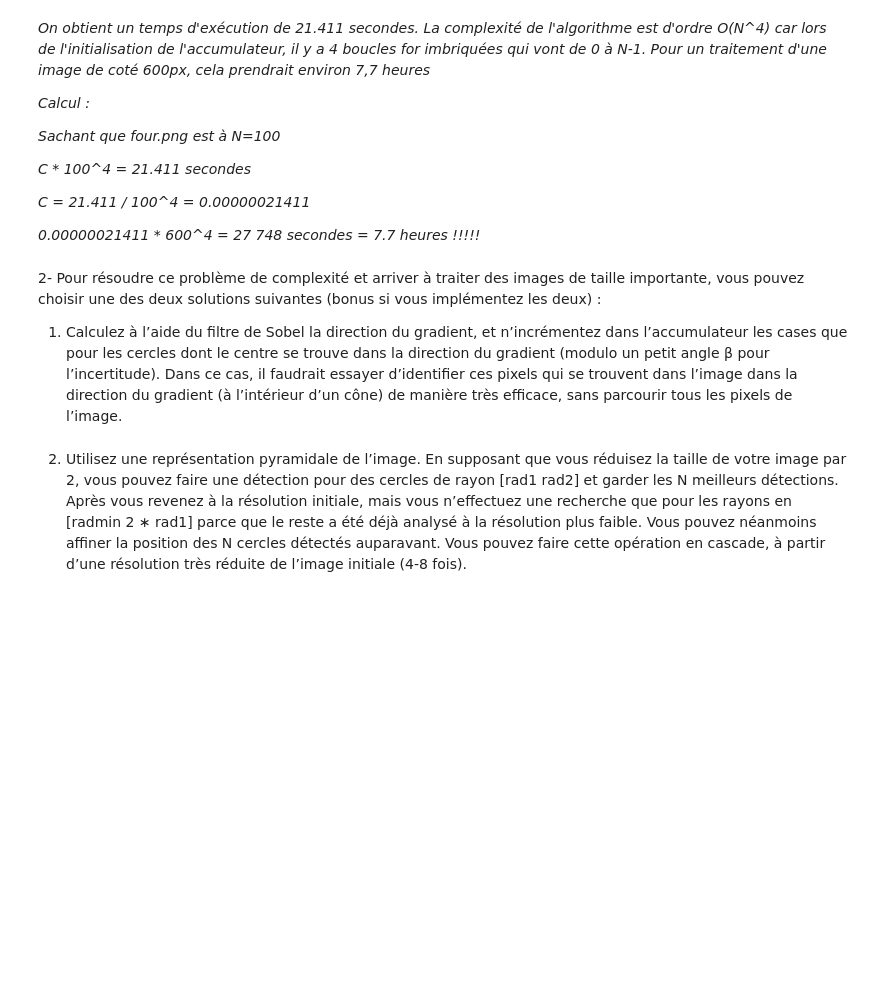
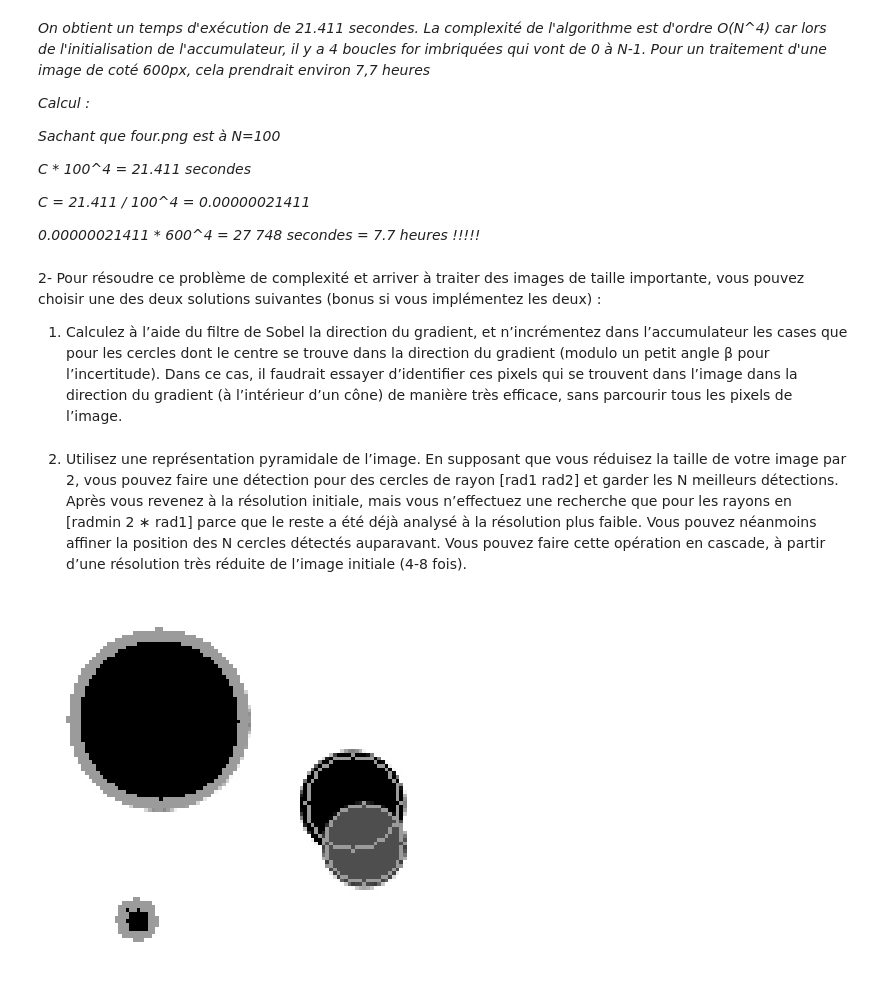
Before and after one commit to MarreTeint/TITP2, a Jupyter notebook: tp2.ipynb, the cells around one changed output. Cells and saved outputs as stored; diff of their text form; code cells hidden in the pictures; blank space fills up the shorter version.

```diff
--- a/tp2.ipynb
+++ b/tp2.ipynb
@@ -274,7 +165,8 @@ def detectionCercle2(img, seuilContours, senssibiliteCercle, color, thickness=1)
 # %% [markdown]
 2. Utilisez une représentation pyramidale de l’image. En supposant que vous réduisez la taille de votre image par 2, vous pouvez faire une détection pour des cercles de rayon [rad1 rad2] et garder les N meilleurs détections. Après vous revenez à la résolution initiale, mais vous n’effectuez une recherche que pour les rayons en [radmin 2 ∗ rad1] parce que le reste a été déjà analysé à la résolution plus faible. Vous pouvez néanmoins affiner la position des N cercles détectés auparavant. Vous pouvez faire cette opération en cascade, à partir d’une résolution très réduite de l’image initiale (4-8 fois).
 # %%
-def detectionCercle2(img, seuilContours, senssibiliteCercle, color, thickness=1):
+#  non implémenté
+def detectionCerclePyramide(img, seuilContours, sensibiliteCercle, color, thickness=1, toGauss=False, nbPyramide=4):
 
     image = cv2.imread(img, cv2.IMREAD_GRAYSCALE)
     if color:
@@ -285,104 +177,54 @@ def detectionCercle2(img, seuilContours, senssibiliteCercle, color, thickness=1)
         printImage = image
         printColor = cv2.COLOR_GRAY2RGB
         circleColor = (155, 0, 255)
-
     x, y = image.shape
 
     # Add gaussian blur
-    gauss = cv2.GaussianBlur(image, (5, 5), 0)
+    if toGauss:
+        gauss = cv2.GaussianBlur(image, (5, 5), 0)
+    else:
+        gauss = image
 
     # Sobel filter
-    sobelx = cv2.Sobel(image, cv2.CV_64F, 1, 0, ksize=5)
-    sobely = cv2.Sobel(image, cv2.CV_64F, 0, 1, ksize=5)
-
-    # Calculate magnitude
-    mag, angle = cv2.cartToPolar(sobelx, sobely, angleInDegrees=True)
-
-    angle_threshold = 20  # Adjust as needed
-    angle_mask = np.where(np.abs(angle) <= angle_threshold, 1, 0)
-    # Definig contours
-    contours = np.zeros((x, y))
-    for i in range(x):
-        for j in range(y):
-            if mag[i][j] >= seuilContours:
-                contours[i][j] = 1
-    # Accumulator
-    acc = np.zeros((x, y, int(np.sqrt(x**2 + y**2))))
-
-    for i in range(x):
-        for j in range(y):
-            if contours[i][j] == 1:
-                for r in range(x):
-                    for c in range(y):
-                        if r != i and c != j:
-                            d = np.sqrt((r-i)**2 + (c-j)**2)
-                            acc[r][c][int(d)] += 1/(2*np.pi*int(d))
-
-    angle = np.arctan2(sobely, sobelx)*180/np.pi
-    angle_treshould = 20
-    angle_mask = np.where(np.abs(angle) <= angle_treshould, 1, 0))
-    acc_filtered = acc * angle_mask[:, :, np.newaxis]
-    # Draw circles
-    for i in range(x):
-        for j in range(y):
-            for r in range(int(np.sqrt(x**2 + y**2))):
-                if acc[i][j][r] >= senssibiliteCercle:
-                    voisins26 = acc[i-1:i+1, j-1:j+1, r-1:r+1].flatten()
-                    if acc[i][j][r] == max(voisins26):
-                        printImage = cv2.circle(printImage, (j, i), r, circleColor, thickness)
-    plt.axis("off")
-    plt.imshow(cv2.cvtColor(printImage, printColor))
-
-    plt.show()def detectionCercle(img, seuilContours, senssibiliteCercle, color, thickness=1):
-
-    image = cv2.imread(img, cv2.IMREAD_GRAYSCALE)
-    if color:
-        printImage = cv2.imread(img, cv2.COLOR_BGR2RGB)
-        printColor = cv2.COLOR_BGR2RGB
-        circleColor = (0, 0, 255)
-    else:
-        printImage = image
-        printColor = cv2.COLOR_GRAY2RGB
-        circleColor = (155, 0, 255)
-
-    x, y = image.shape
-
-    # Add gaussian blur
-    gauss = cv2.GaussianBlur(image, (5, 5), 0)
-
-    # Sobel filter
-    sobelx = cv2.Sobel(image, cv2.CV_64F, 1, 0, ksize=5)
-    sobely = cv2.Sobel(image, cv2.CV_64F, 0, 1, ksize=5)
+    sobelx = cv2.Sobel(gauss, cv2.CV_64F, 1, 0, ksize=5)
+    sobely = cv2.Sobel(gauss, cv2.CV_64F, 0, 1, ksize=5)
 
     # Calculate magnitude
     mag, angle = cv2.cartToPolar(sobelx, sobely, angleInDegrees=True)
 
     # Definig contours
     contours = np.zeros((x, y))
     for i in range(x):
         for j in range(y):
             if mag[i][j] >= seuilContours:
                 contours[i][j] = 1
+
     # Accumulator
     acc = np.zeros((x, y, int(np.sqrt(x**2 + y**2))))
 
     for i in range(x):
         for j in range(y):
             if contours[i][j] == 1:
                 for r in range(x):
                     for c in range(y):
                         if r != i and c != j:
                             d = np.sqrt((r-i)**2 + (c-j)**2)
                             acc[r][c][int(d)] += 1/(2*np.pi*int(d))
     # Draw circles
     for i in range(x):
         for j in range(y):
             for r in range(int(np.sqrt(x**2 + y**2))):
-                if acc[i][j][r] >= senssibiliteCercle:
-                    voisins26 = acc[i-1:i+1, j-1:j+1, r-1:r+1].flatten()
-                    if acc[i][j][r] == max(voisins26):
-                        printImage = cv2.circle(printImage, (j, i), r, circleColor, thickness)
+                if acc[i][j][r] >= sensibiliteCercle:
+                    if r >= 5:
+                        voisins26 = acc[i-1:i+1, j-1:j+1, r-1:r+1].flatten()
+                        if acc[i][j][r] == max(voisins26):
+                            printImage = cv2.circle(printImage, (j, i), r, circleColor, thickness)
     plt.axis("off")
     plt.imshow(cv2.cvtColor(printImage, printColor))
 
     plt.show()
+
+
+detectionCerclePyramide('img/four.png', 3500, 0.75, False)
+# %% [output]
+[figure, added]
```
Also changed, not shown: parts of 9 cells of this notebook.
